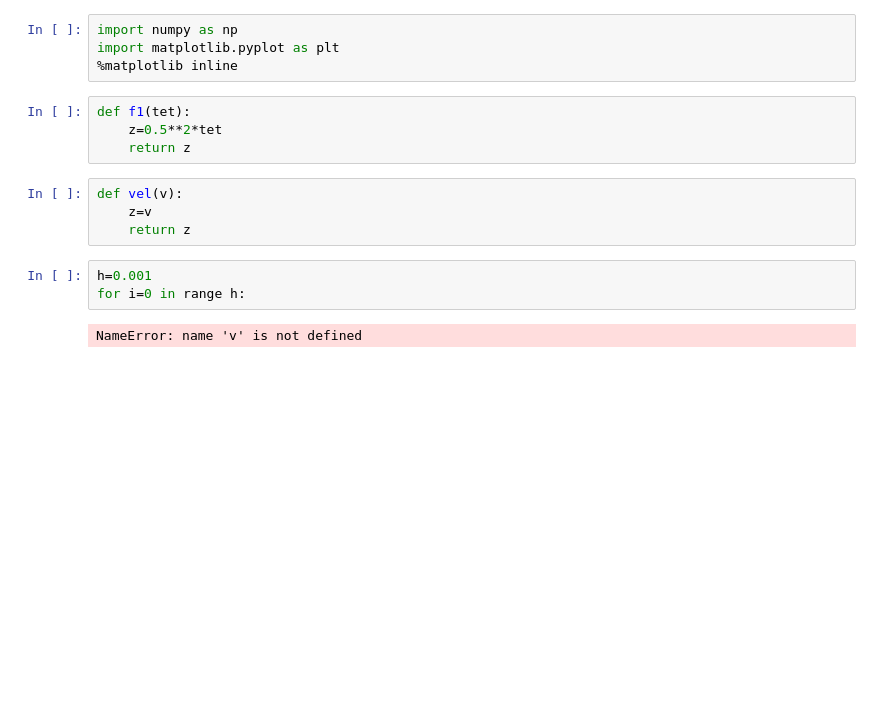
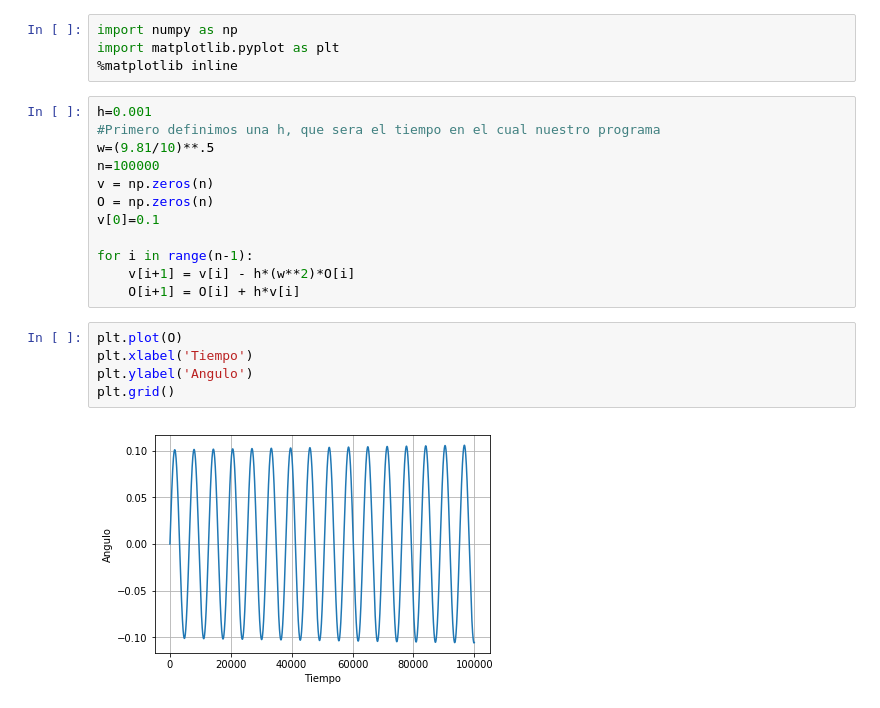
Before and after one commit to DCI-alxogm/pb2018-seguragg2018, a Jupyter notebook: semana14/Ejercicio_Oscilador.ipynb, the cells around one changed output. Cells and saved outputs as stored; diff of their text form; blank space fills up the shorter version.

```diff
--- a/semana14/Ejercicio_Oscilador.ipynb
+++ b/semana14/Ejercicio_Oscilador.ipynb
@@ -2,16 +2,22 @@
 import numpy as np
 import matplotlib.pyplot as plt
 %matplotlib inline
-# %%
-def f1(tet):
-    z=0.5**2*tet
-    return z
-# %%
-def vel(v):
-    z=v
-    return z
-# %%
-h=0.001
-for i=0 in range h:
-# %% [output]
-NameError: name 'v' is not defined
+# %%
+h=0.001
+#Primero definimos una h, que sera el tiempo en el cual nuestro programa
+w=(9.81/10)**.5
+n=100000
+v = np.zeros(n)
+O = np.zeros(n)
+v[0]=0.1
+
+for i in range(n-1):
+    v[i+1] = v[i] - h*(w**2)*O[i]
+    O[i+1] = O[i] + h*v[i]
+# %%
+plt.plot(O)
+plt.xlabel('Tiempo')
+plt.ylabel('Angulo')
+plt.grid()
+# %% [output]
+[figure, added]
```
Also changed, not shown: parts of 2 cells of this notebook.
